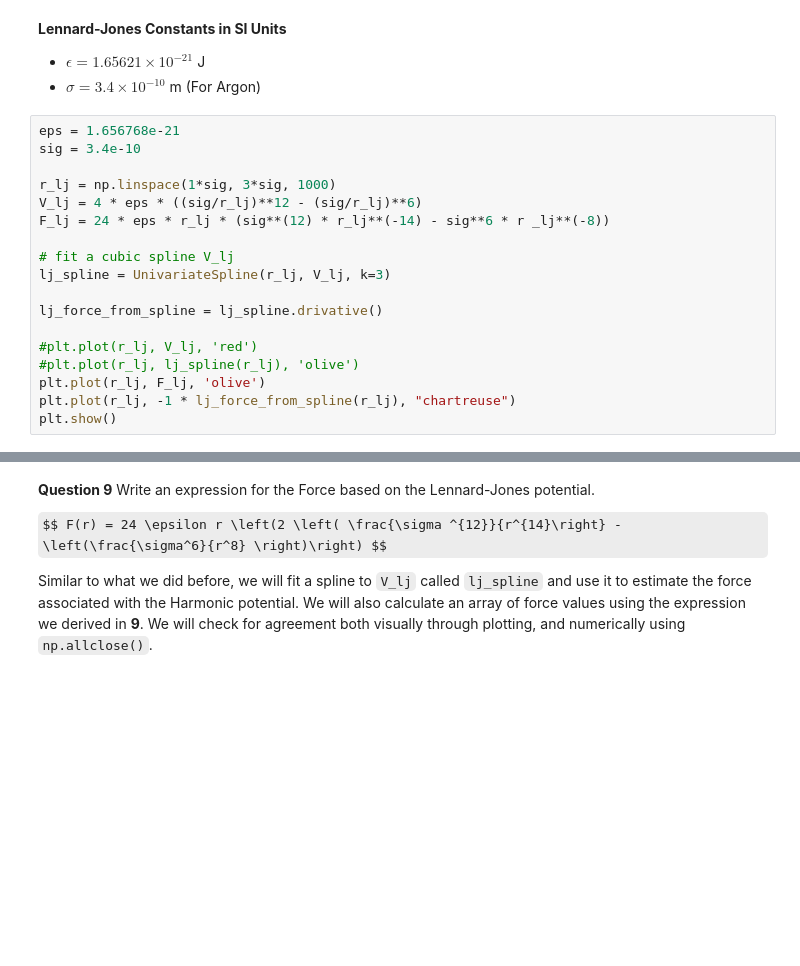
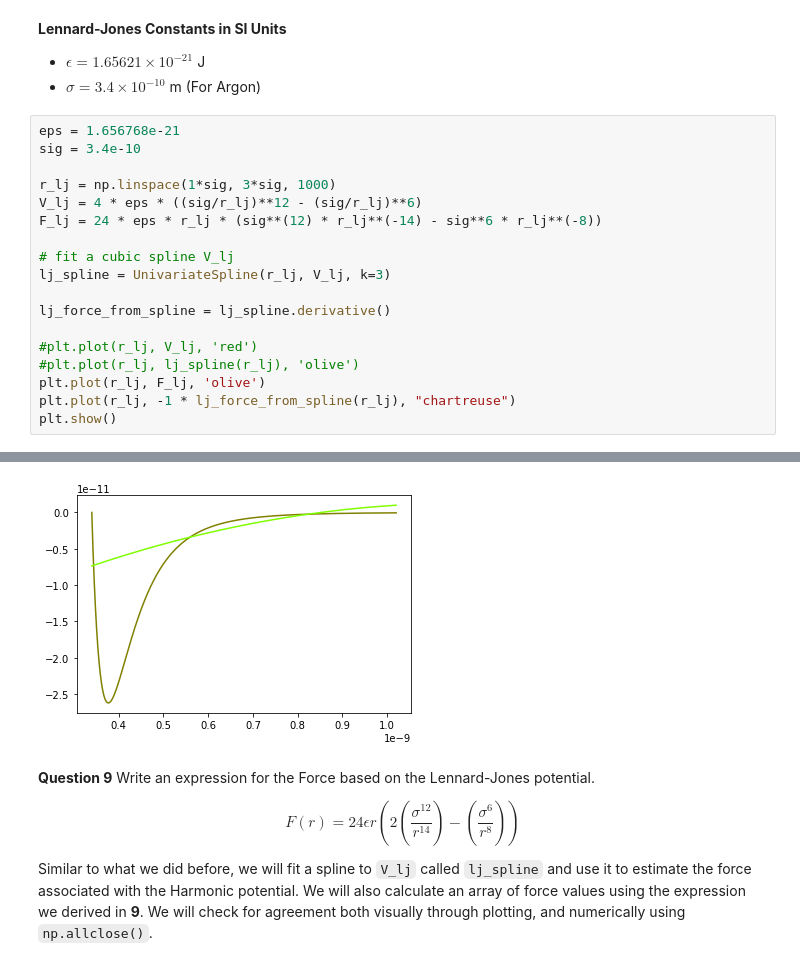
Before and after one commit to FoleyLab/Chem_3150, a Jupyter notebook: Samara/3150 Lab 1 - Pair Potentials.ipynb, the cells around one changed output, grey strips where cells are left out. Saved outputs shown, nothing was run; the diff lists cells and outputs as text; some formulas as TeX source; blank space fills up the shorter version.

```diff
--- a/Samara/3150 Lab 1 - Pair Potentials.ipynb
+++ b/Samara/3150 Lab 1 - Pair Potentials.ipynb
@@ -211,12 +226,12 @@ sig = 3.4e-10
 
 r_lj = np.linspace(1*sig, 3*sig, 1000)
 V_lj = 4 * eps * ((sig/r_lj)**12 - (sig/r_lj)**6)
-F_lj = 24 * eps * r_lj * (sig**(12) * r_lj**(-14) - sig**6 * r _lj**(-8))
+F_lj = 24 * eps * r_lj * (sig**(12) * r_lj**(-14) - sig**6 * r_lj**(-8))
 
 # fit a cubic spline V_lj
 lj_spline = UnivariateSpline(r_lj, V_lj, k=3)
 
-lj_force_from_spline = lj_spline.drivative()
+lj_force_from_spline = lj_spline.derivative()
 
 #plt.plot(r_lj, V_lj, 'red')
 #plt.plot(r_lj, lj_spline(r_lj), 'olive')
@@ -228,6 +242,8 @@ SyntaxError: invalid syntax (<ipython-input-11-ebd98963ef92>, line 6)
+[figure, added]
 # %% [markdown]
 **Question 9** Write an expression for the Force based on the Lennard-Jones potential.
 
-$$ F(r) = 24 \epsilon r \left(2 \left( \frac{\sigma ^{12}}{r^{14}\right} - \left(\frac{\sigma^6}{r^8} \right)\right) $$
+$$ F(r) = 24 \epsilon r \left(2 \left(\frac{\sigma^{12}}{r^{14}}\right) - \left(\frac{\sigma^6}{r^8} \right)\right) $$
+
 
 Similar to what we did before, we will fit a spline to `V_lj` called `lj_spline` and use it to estimate the force associated with the Harmonic potential.  We will also calculate an array of force values using the expression we derived in **9**. We will check for agreement both visually through plotting, and numerically using `np.allclose()`.
```
Also changed, not shown: parts of 4 cells of this notebook, 1 other file.
